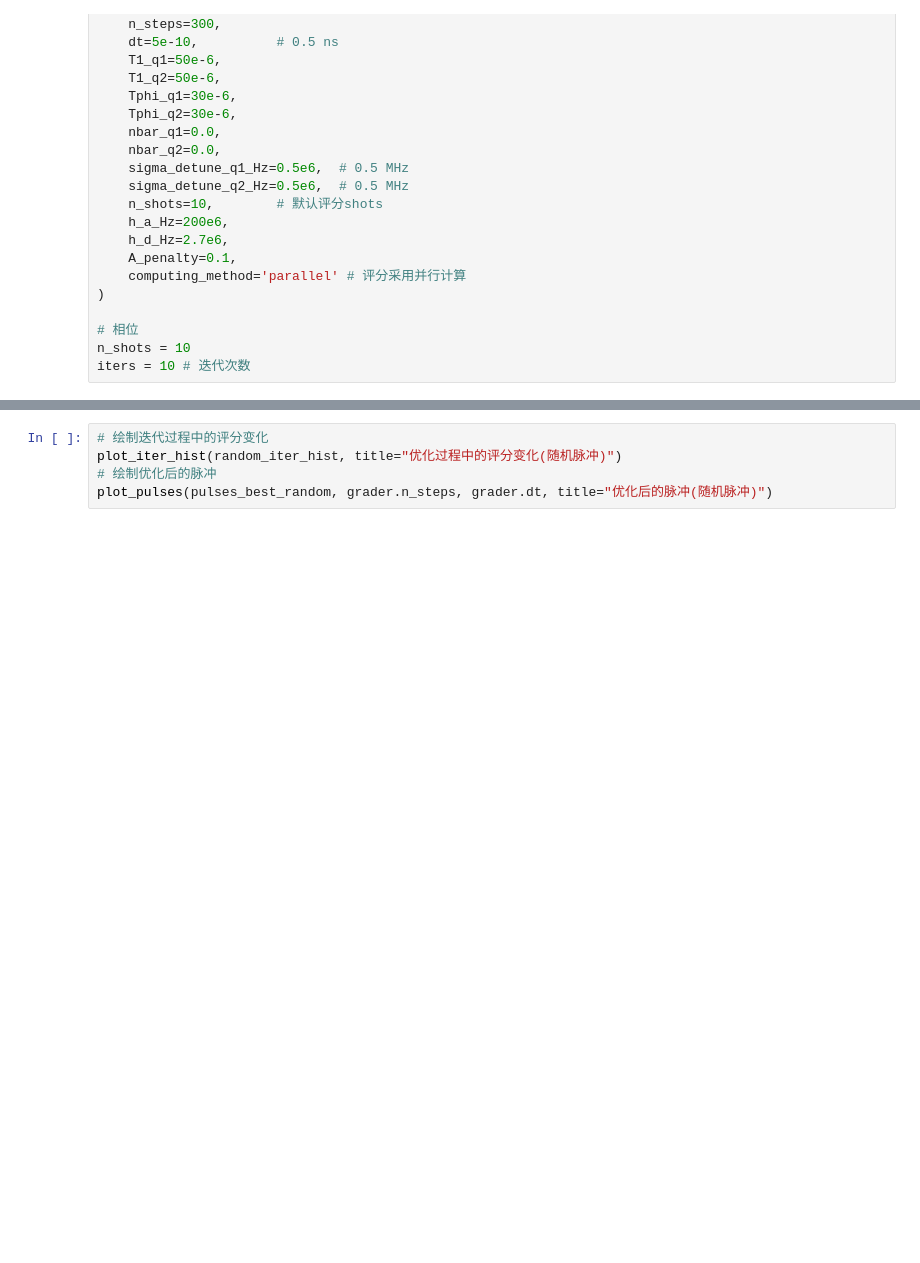
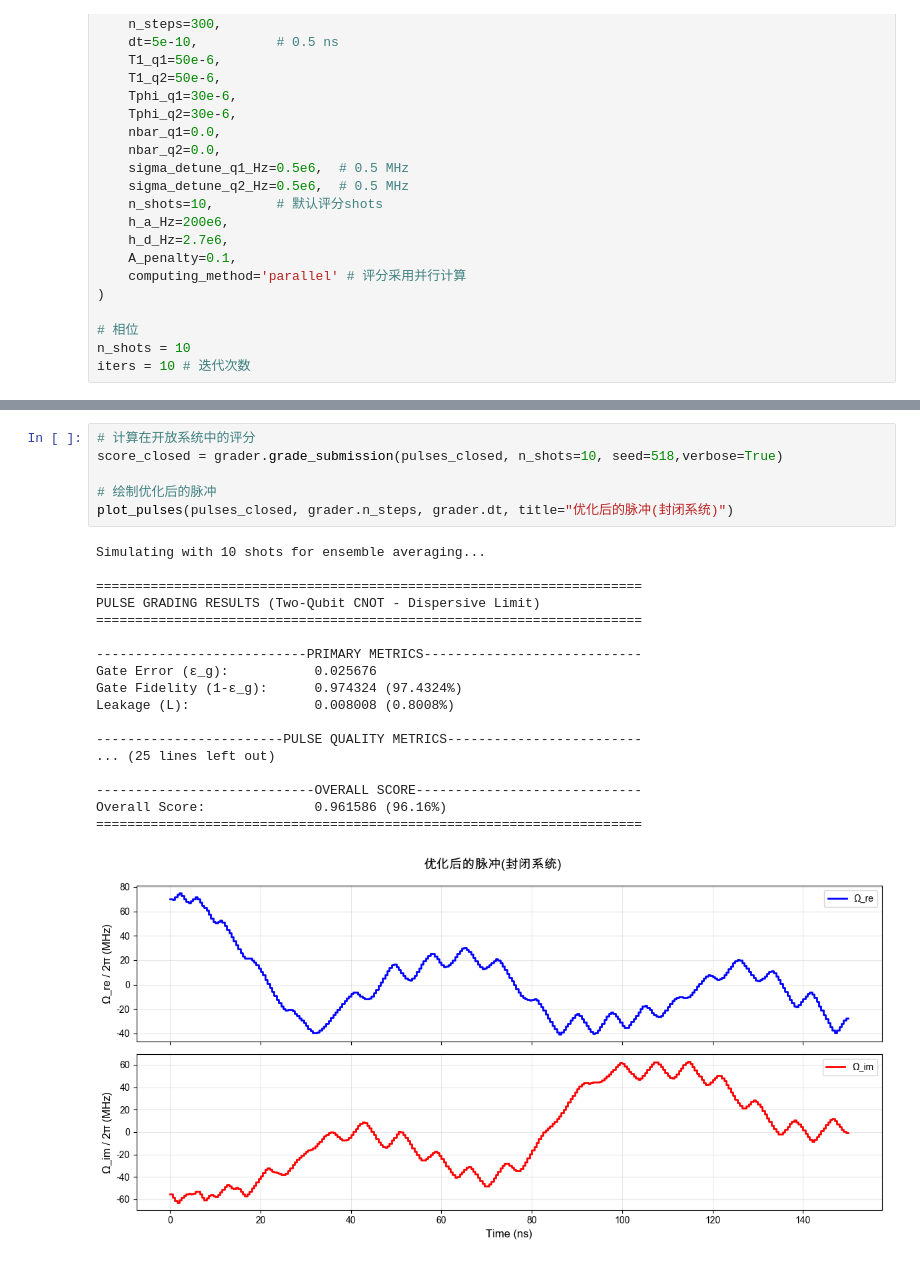
Before and after one commit to Leonardo-F/PulseOptimization, a Jupyter notebook: code/two_qubit/cnot_solution.ipynb, the cells around one changed output, grey strips where cells are left out. Cells and saved outputs as stored; diff of their text form; blank space fills up the shorter version.

```diff
--- a/code/two_qubit/cnot_solution.ipynb
+++ b/code/two_qubit/cnot_solution.ipynb
@@ -131,5 +195,25 @@ print(f"随机脉冲优化耗时：{time_end_random - time_start_random:.4f} 秒
 # %%
-# 绘制迭代过程中的评分变化
-plot_iter_hist(random_iter_hist, title="优化过程中的评分变化(随机脉冲)")
+# 计算在开放系统中的评分
+score_closed = grader.grade_submission(pulses_closed, n_shots=10, seed=518,verbose=True)
+
 # 绘制优化后的脉冲
-plot_pulses(pulses_best_random, grader.n_steps, grader.dt, title="优化后的脉冲(随机脉冲)")
+plot_pulses(pulses_closed, grader.n_steps, grader.dt, title="优化后的脉冲(封闭系统)")
+# %% [output]
+Simulating with 10 shots for ensemble averaging...
+
+======================================================================
+PULSE GRADING RESULTS (Two-Qubit CNOT - Dispersive Limit)
+======================================================================
+
+---------------------------PRIMARY METRICS----------------------------
+Gate Error (ε_g):           0.025676
+Gate Fidelity (1-ε_g):      0.974324 (97.4324%)
+Leakage (L):                0.008008 (0.8008%)
+
+------------------------PULSE QUALITY METRICS-------------------------
+... (25 lines left out)
+
+----------------------------OVERALL SCORE-----------------------------
+Overall Score:              0.961586 (96.16%)
+======================================================================
+[figure, added]
```
Also changed, not shown: parts of 19 cells of this notebook, 11 other files.
